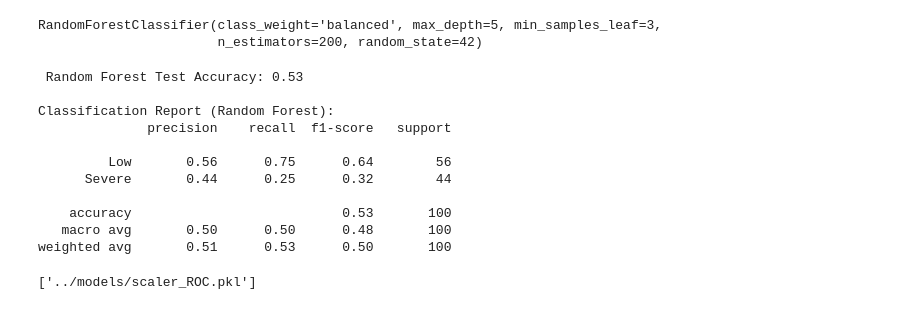
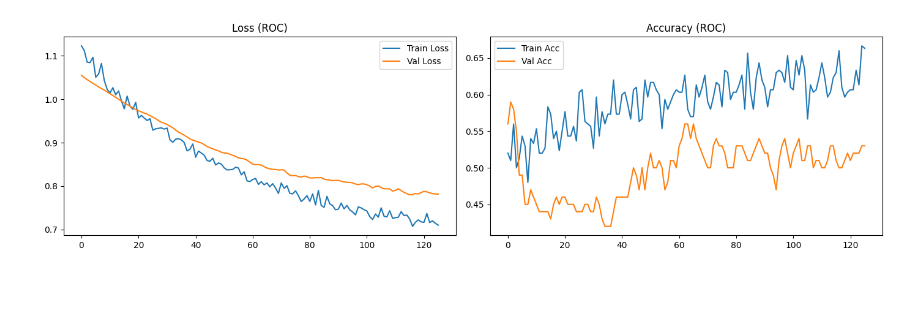
Before and after one commit to FlukJP/Coral_Reef_Bleaching_Prediction, a Jupyter notebook: notebook/trian_nn.ipynb, the cells around one changed output. Drawn from its saved outputs; the diff is of its cells as text; code cells hidden in the pictures; blank space fills up the shorter version.

```diff
--- a/notebook/trian_nn.ipynb
+++ b/notebook/trian_nn.ipynb
@@ -32,4 +36,0 @@ df_roc.head()
-# %%
-X_roc = df_roc.drop(columns=["Bleaching Severity"])
-y_roc = df_roc["Bleaching Severity"]
-y_roc = y_roc.replace({2: 1})
@@ -107,5 +86,16 @@ WARNING:tensorflow:TensorFlow GPU support is not available on native Windows for
 # %%
-callbacks = [
-    keras.callbacks.EarlyStopping( monitor="val_loss", patience=10, restore_best_weights=True ),
-    keras.callbacks.ReduceLROnPlateau( monitor="val_loss", factor=0.5, patience=5 )
+optimizer = keras.optimizers.Adam(learning_rate=0.001)
+ann_roc.compile(optimizer=optimizer, loss="binary_crossentropy", metrics=["accuracy"])
+callbacks_roc = [
+    keras.callbacks.EarlyStopping(monitor="val_loss", patience=10, restore_best_weights=True),
+    keras.callbacks.ReduceLROnPlateau(monitor="val_loss", factor=0.5, patience=5)
 ]
+
+history_roc = ann_roc.fit(
+    X_train_roc_sc, y_train_roc,
+    epochs=200, batch_size=32,
+    validation_data=(X_val_roc_sc, y_val_roc),
+    callbacks=callbacks_roc,
+    class_weight=cw,
+    verbose=1
+)
@@ -172,29 +120,13 @@ rf_model_roc = RandomForestClassifier(
-# %%
-rf_model_roc.fit(X_train_scaled_roc, y_train_roc)
-# %% [output]
-RandomForestClassifier(class_weight='balanced', max_depth=5, min_samples_leaf=3,
-                       n_estimators=200, random_state=42)
-# %%
-y_pred_rf_roc = rf_model_roc.predict(X_test_scaled_roc)
-print("\n Random Forest Test Accuracy:", accuracy_score(y_test_roc, y_pred_rf_roc))
-
-print("\nClassification Report (Random Forest):")
-print(classification_report(y_test_roc, y_pred_rf_roc, target_names=["Low", "Severe"]))
-# %% [output]
- Random Forest Test Accuracy: 0.53
-
-Classification Report (Random Forest):
-              precision    recall  f1-score   support
-
-         Low       0.56      0.75      0.64        56
-      Severe       0.44      0.25      0.32        44
-
-    accuracy                           0.53       100
-   macro avg       0.50      0.50      0.48       100
-weighted avg       0.51      0.53      0.50       100
-# %%
-model.save("../models/neural_network_ROC.keras")
-joblib.dump(rf_model_roc, "../models/random_forest_ROC.pkl")
-joblib.dump(scaler, "../models/scaler_ROC.pkl")
-# %% [output]
-['../models/scaler_ROC.pkl']
+# %%
+fig, axes = plt.subplots(1, 2, figsize=(14, 4))
+axes[0].plot(history_roc.history["loss"],         label="Train Loss")
+axes[0].plot(history_roc.history["val_loss"],     label="Val Loss")
+axes[0].set_title("Loss (ROC)"); axes[0].legend()
+axes[1].plot(history_roc.history["accuracy"],     label="Train Acc")
+axes[1].plot(history_roc.history["val_accuracy"], label="Val Acc")
+axes[1].set_title("Accuracy (ROC)"); axes[1].legend()
+plt.tight_layout()
+plt.savefig("../models/ann_roc_training_curves.png", dpi=150)
+plt.show()
+# %% [output]
+[figure, added]
```
Also changed, not shown: parts of 47 cells of this notebook, 24 other files.
